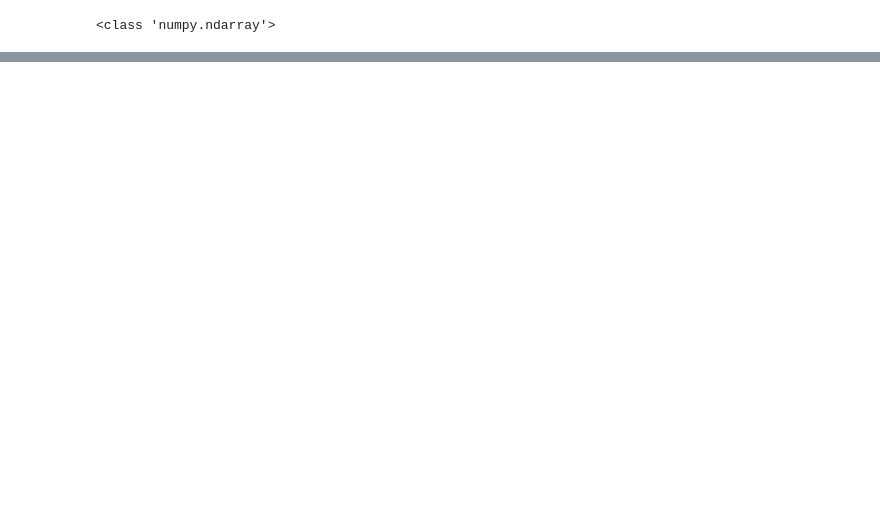
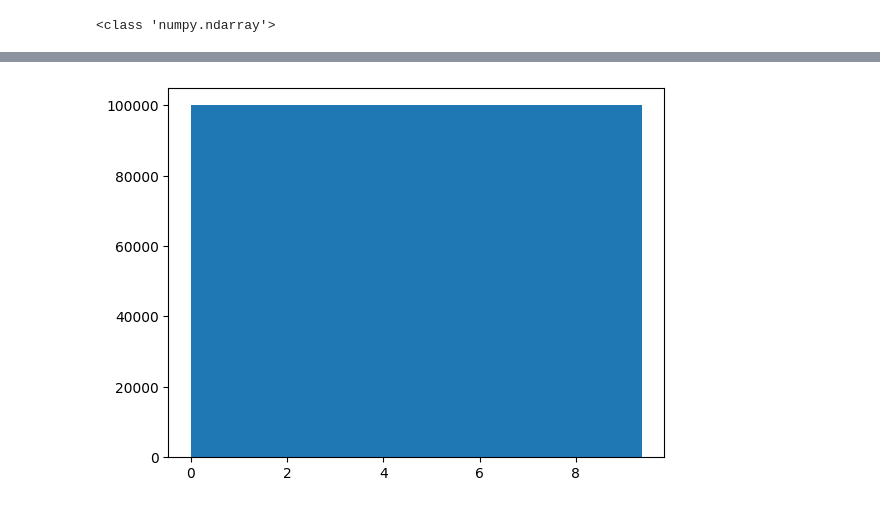
Before and after one commit to MrD0balina/Fourth-Year-Project---Neutrino-Oscillations, a Jupyter notebook: Week_7_Pion_Plots_and_Interpolation_work_First_Implementation_of_Pion_Weighting_First_use_of_actual_Near_Detector_dimensions.ipynb, the cells around one changed output, grey strips where cells are left out. Cells and saved outputs as stored; diff of their text form; code cells hidden in the pictures; blank space fills up the shorter version.

```diff
--- a/Week_7_Pion_Plots_and_Interpolation_work_First_Implementation_of_Pion_Weighting_First_use_of_actual_Near_Detector_dimensions.ipynb
+++ b/Week_7_Pion_Plots_and_Interpolation_work_First_Implementation_of_Pion_Weighting_First_use_of_actual_Near_Detector_dimensions.ipynb
@@ -841,0 +884,9 @@ np.shape(E_pi_datatype_test_2)
+# %%
+## I just don't understand this histogram plot ##
+
+plt.hist( E_pi , bins = 100 , histtype = "bar" )
+
+
+plt.show()
+# %% [output]
+[figure, added]
```
Also changed, not shown: parts of 9 cells of this notebook.
